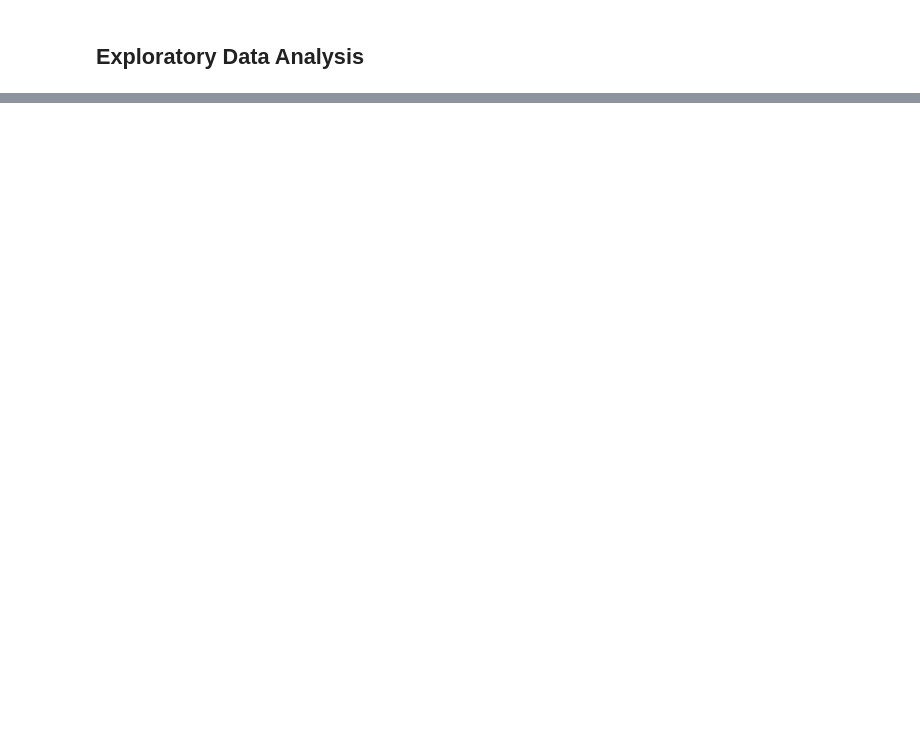
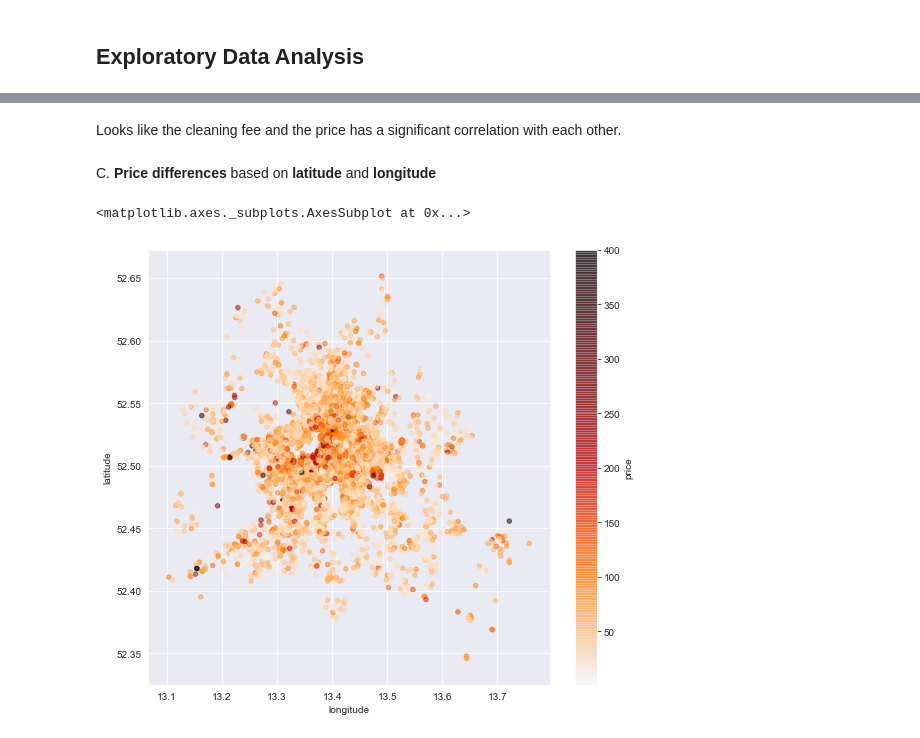
Before and after one commit to Ravi19911992/Springboard, a Jupyter notebook: Capstone_1_project/Capstone_1_project.ipynb, the cells around one changed output, grey strips where cells are left out. Saved outputs shown, nothing was run; the diff lists cells and outputs as text; code cells hidden in the pictures; blank space fills up the shorter version.

```diff
--- a/Capstone_1_project/Capstone_1_project.ipynb
+++ b/Capstone_1_project/Capstone_1_project.ipynb
@@ -719,0 +756,10 @@ memory usage: 4.9+ MB
+# %% [markdown]
+Looks like the cleaning fee and the price has a significant correlation with each other.
+# %% [markdown]
+C. **Price differences** based on **latitude** and **longitude**
+# %%
+df_revised_columns.plot(kind="scatter", x="longitude", y="latitude", alpha=0.5, figsize=(9,8),
+                        c='price', cmap='gist_heat_r', colorbar=True, sharex=False)
+# %% [output]
+<matplotlib.axes._subplots.AxesSubplot at 0x...>
+[figure, added]
```
Also changed, not shown: parts of 19 cells of this notebook.
